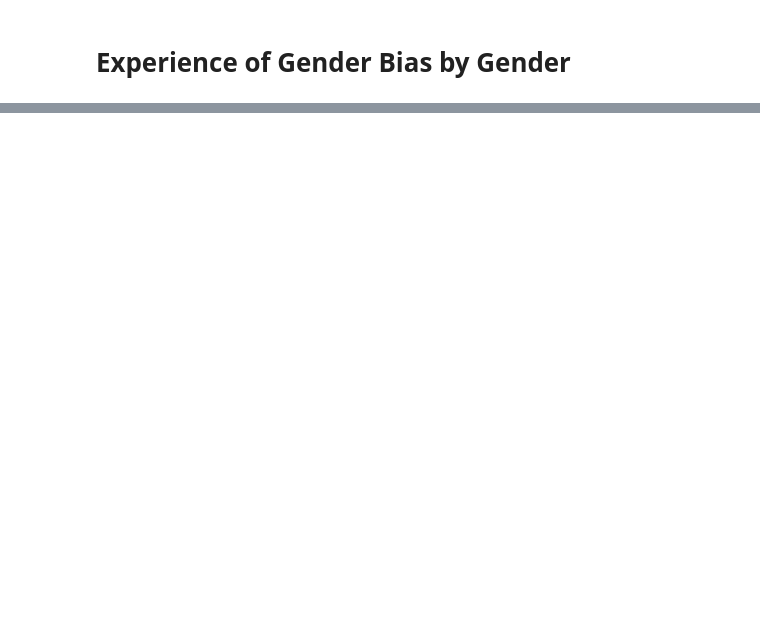
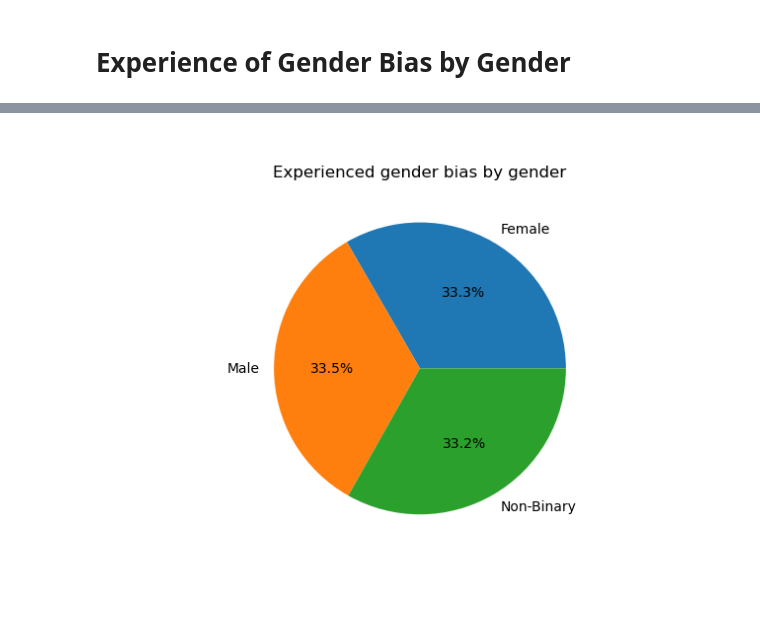
Before and after one commit to eliu14/project_1, a Jupyter notebook: gender.ipynb, the cells around one changed output, grey strips where cells are left out. Saved outputs shown, nothing was run; the diff lists cells and outputs as text; code cells hidden in the pictures; blank space fills up the shorter version.

```diff
--- a/gender.ipynb
+++ b/gender.ipynb
@@ -74,0 +96,10 @@ gender_bias_group.plot(kind="pie", y="Gender_Bias_Experienced", title="Gender Bi
+# %%
+fig3 = plt.figure()
+gender_bias_true = gender_stress_df.loc[gender_stress_df["Gender_Bias_Experienced"] == True]
+gender_bias_group = gender_bias_true.groupby("Gender")["Stress_Level"].count()
+labels = gender_bias_group.index.tolist()
+plt.pie(gender_bias_group,labels=labels,autopct='%1.1f%%')
+plt.title("Experienced gender bias by gender")
+#fig3.savefig('Experienced gender bias by gender')
+# %% [output]
+[figure, added]
```
Also changed, not shown: parts of 6 cells of this notebook.
